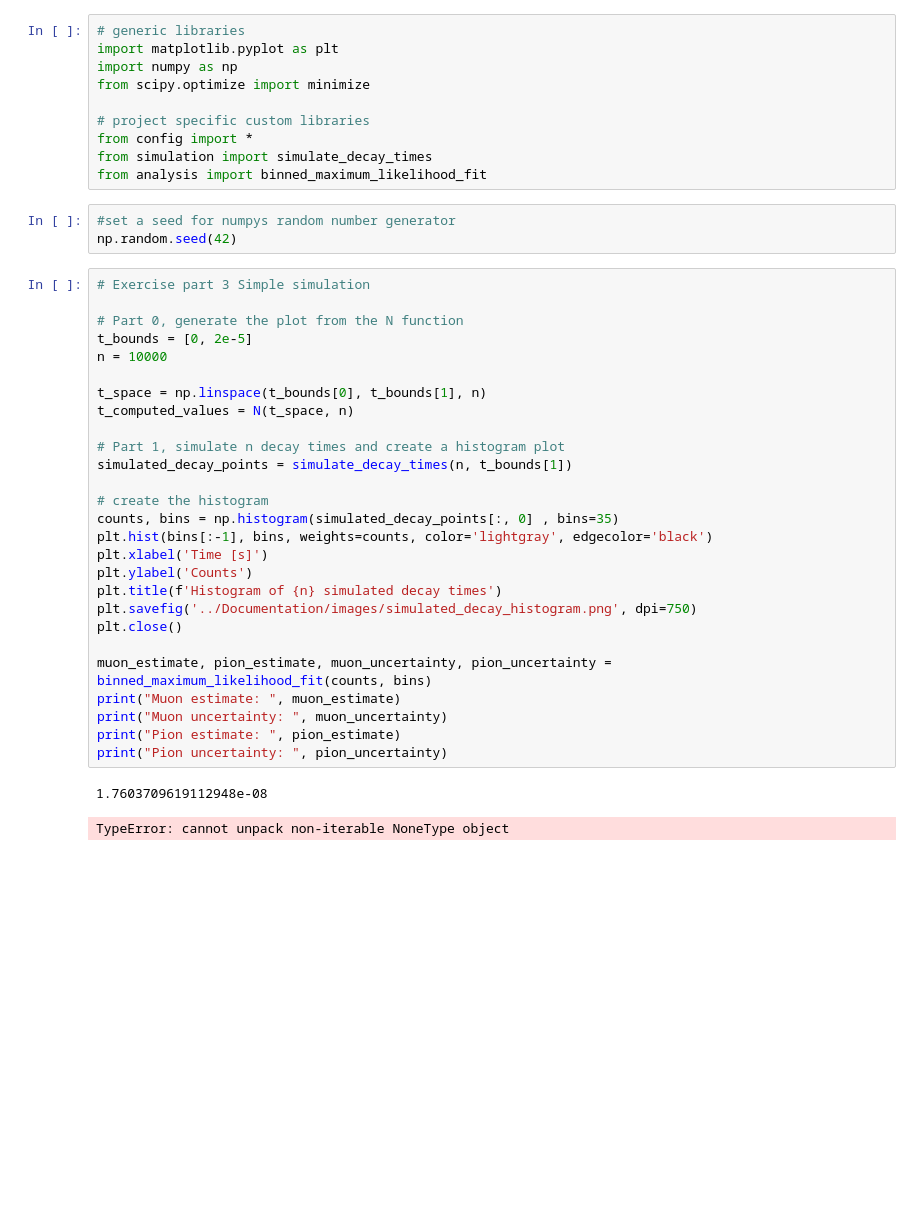
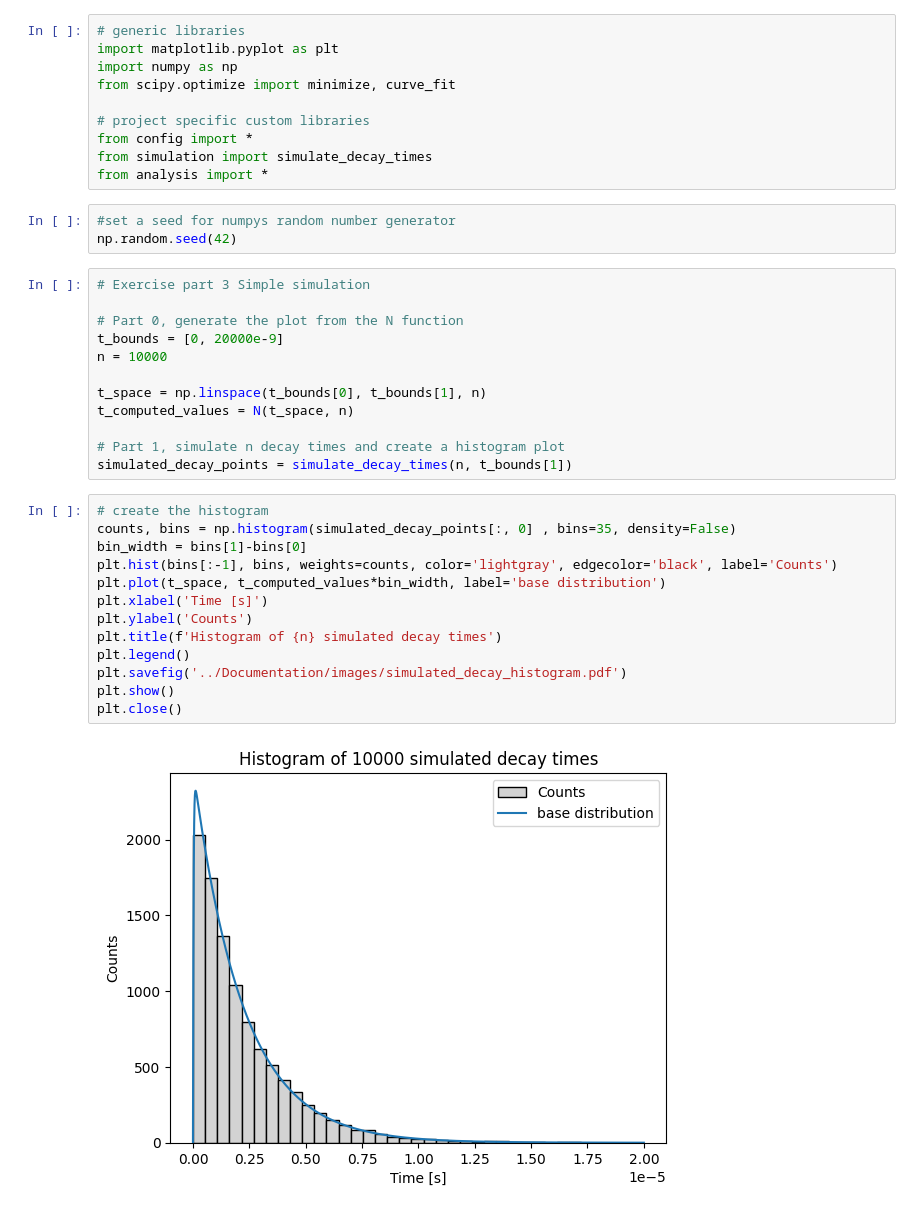
Before and after one commit to kingspoof/PHY241, a Jupyter notebook: Code/main.ipynb, the cells around one changed output. Drawn from its saved outputs; the diff is of its cells as text; blank space fills up the shorter version.

```diff
--- a/Code/main.ipynb
+++ b/Code/main.ipynb
@@ -2,12 +2,12 @@
 # generic libraries
 import matplotlib.pyplot as plt
 import numpy as np
-from scipy.optimize import minimize
+from scipy.optimize import minimize, curve_fit
 
 # project specific custom libraries
 from config import *
 from simulation import simulate_decay_times
-from analysis import binned_maximum_likelihood_fit
+from analysis import *
 # %%
 #set a seed for numpys random number generator
 np.random.seed(42)
@@ -15,7 +15,7 @@ np.random.seed(42)
 # Exercise part 3 Simple simulation
 
 # Part 0, generate the plot from the N function
-t_bounds = [0, 2e-5]
+t_bounds = [0, 20000e-9]
 n = 10000
 
 t_space = np.linspace(t_bounds[0], t_bounds[1], n)
@@ -23,21 +23,18 @@ t_computed_values = N(t_space, n)
 
 # Part 1, simulate n decay times and create a histogram plot
 simulated_decay_points = simulate_decay_times(n, t_bounds[1])
-
-# create the histogram
-counts, bins = np.histogram(simulated_decay_points[:, 0] , bins=35)
-plt.hist(bins[:-1], bins, weights=counts, color='lightgray', edgecolor='black')
-plt.xlabel('Time [s]')
-plt.ylabel('Counts')
-plt.title(f'Histogram of {n} simulated decay times')
-plt.savefig('../Documentation/images/simulated_decay_histogram.png', dpi=750)
-plt.close()
-
-muon_estimate, pion_estimate, muon_uncertainty, pion_uncertainty = binned_maximum_likelihood_fit(counts, bins)
-print("Muon estimate: ", muon_estimate)
-print("Muon uncertainty: ", muon_uncertainty)
-print("Pion estimate: ", pion_estimate)
-print("Pion uncertainty: ", pion_uncertainty)
-# %% [output]
-1.7603709619112948e-08
-TypeError: cannot unpack non-iterable NoneType object
+# %%
+# create the histogram
+counts, bins = np.histogram(simulated_decay_points[:, 0] , bins=35, density=False)
+bin_width = bins[1]-bins[0]
+plt.hist(bins[:-1], bins, weights=counts, color='lightgray', edgecolor='black', label='Counts')
+plt.plot(t_space, t_computed_values*bin_width, label='base distribution')
+plt.xlabel('Time [s]')
+plt.ylabel('Counts')
+plt.title(f'Histogram of {n} simulated decay times')
+plt.legend()
+plt.savefig('../Documentation/images/simulated_decay_histogram.pdf')
+plt.show()
+plt.close()
+# %% [output]
+[figure, added]
```
Also changed, not shown: parts of 9 cells of this notebook, 5 other files.
